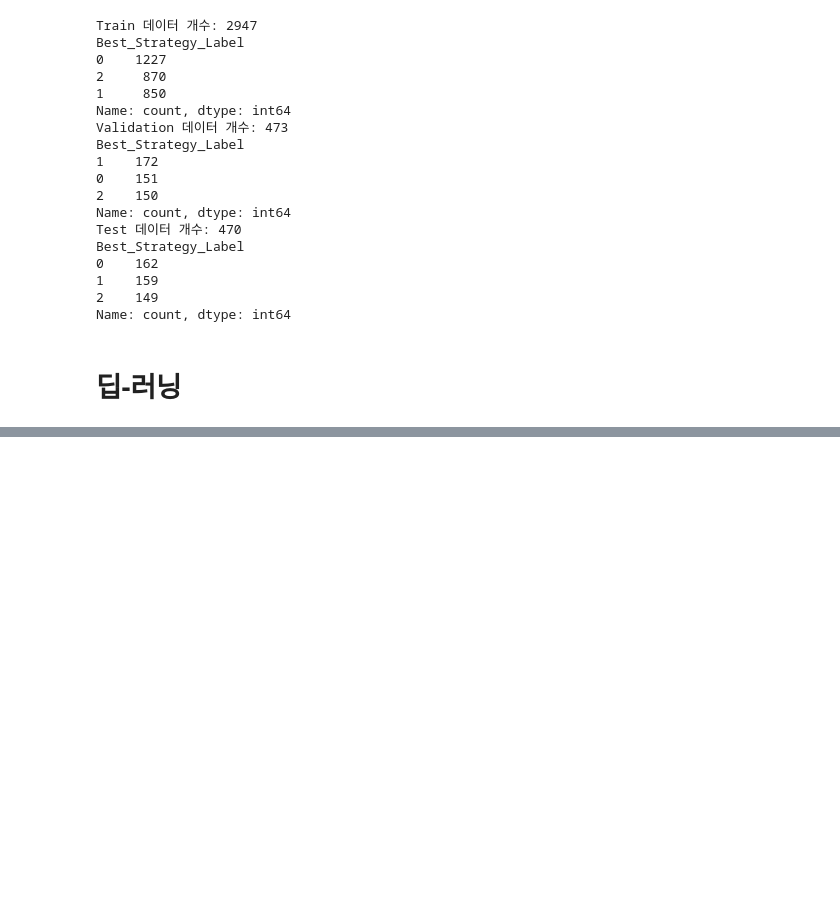
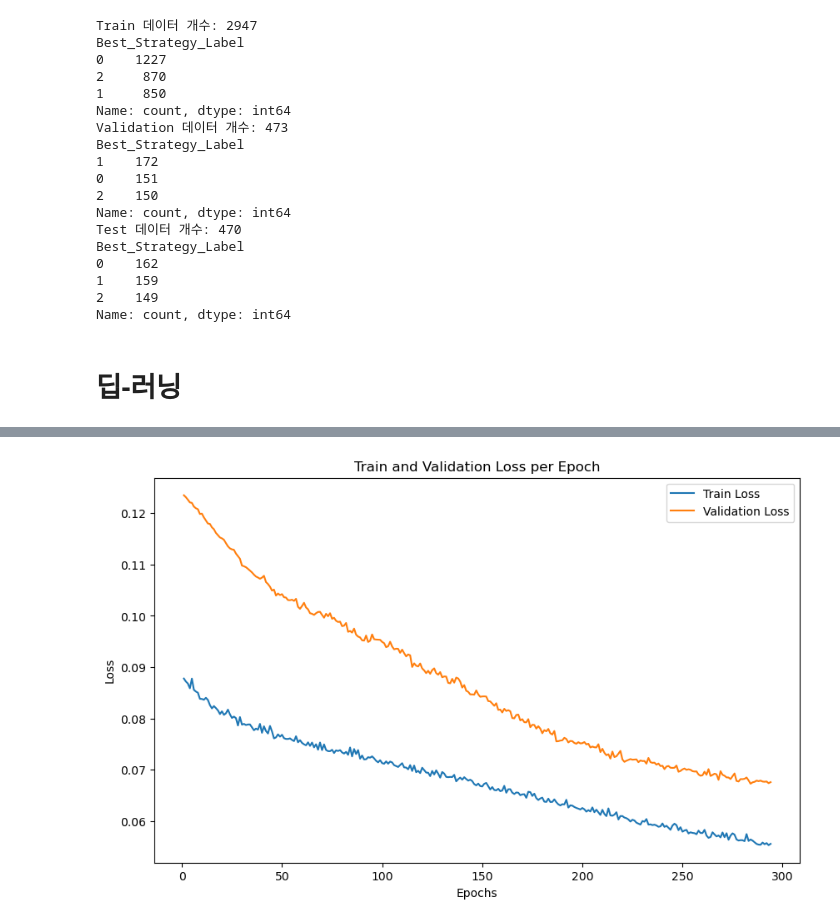
Before and after one commit to Crane-lupert/metafactor_DL, a Jupyter notebook: CasualAI.ipynb, the cells around one changed output, grey strips where cells are left out. Cells and saved outputs as stored; diff of their text form; code cells hidden in the pictures; blank space fills up the shorter version.

```diff
--- a/CasualAI.ipynb
+++ b/CasualAI.ipynb
@@ -1889,12 +2010,18 @@ if use_gru:
     model.add(GRU(units=unit, activation='elu', input_shape=(lookback, len(feature_cols))))
 else:
     model.add(LSTM(units=unit, activation='elu', input_shape=(lookback, len(feature_cols))))
+
+# model.add(BatchNormalization())
+model.add(Dense(int(unit), activation='elu'))
+# model.add(Dropout(0.1))
+# model.add(BatchNormalization())
+# model.add(Dense(int(unit), activation='elu', kernel_regularizer=regularizers.l2(1e-5)))
+# model.add(Dropout(0.1))
+# model.add(BatchNormalization())
+# model.add(Dense(int(unit), activation='elu', kernel_regularizer=regularizers.l2(1e-5)))
+# model.add(Dropout(0.1))
 model.add(Dense(num_classes, activation='softmax'))
 
-# model.add(BatchNormalization())
-# model.add(Dense(int(unit/2), activation='relu', kernel_regularizer=regularizers.l2(1e-4)))
-# model.add(Dropout(0.3))
-# model.add(Dense(num_classes, activation='softmax'))
 
 optimizer = Adam(learning_rate=learning_rate)
 # %%
@@ -1908,6 +2035,12 @@ x_dummy, y_dummy, r_dummy = next(iter(train_dataset))
 model(x_dummy)  # 이렇게 한 번 호출해서 변수 생성 완료
 
 best_val_loss = np.inf
+patience = 50  # Early Stopping 기준이 되는 patience 값
+early_stopping = EarlyStopping(patience=patience)
+
+# 손실 저장용 리스트
+train_loss_history = []
+val_loss_history = []
 
 for epoch in range(epochs):
     train_losses = []
@@ -1922,10 +2055,19 @@ for epoch in range(epochs):
 
     val_loss_mean = np.mean(val_losses)
     train_loss_mean = np.mean(train_losses)
-    if epoch%5==0:
+    train_loss_history.append(train_loss_mean)
+    val_loss_history.append(val_loss_mean)
+
+    if epoch%10==9:
         print(f"Epoch {epoch+1}, Train Loss: {train_loss_mean:.4f}, Val Loss: {val_loss_mean:.4f}")
 
     if val_loss_mean < best_val_loss:
         best_val_loss = val_loss_mean
         model.save('best_model.keras')
+
+    # Early Stopping 체크
+    early_stopping.check(val_loss_mean)
+    if early_stopping.stop_training:
+        print(f"Early stopping at epoch {epoch+1}")
+        break
 # %% [output]
@@ -1947,0 +2091,15 @@ Epoch 76, Train Loss: 0.0759, Val Loss: 0.1280
+# %%
+import seaborn as sns
+import matplotlib.pyplot as plt
+
+# 손실 시각화
+plt.figure(figsize=(10, 6))
+sns.lineplot(x=range(1, len(train_loss_history) + 1), y=train_loss_history, label="Train Loss")
+sns.lineplot(x=range(1, len(val_loss_history) + 1), y=val_loss_history, label="Validation Loss")
+plt.xlabel("Epochs")
+plt.ylabel("Loss")
+plt.title("Train and Validation Loss per Epoch")
+plt.legend()
+plt.show()
+# %% [output]
+[figure, added]
```
Also changed, not shown: parts of 6 cells of this notebook, 2 other files.
